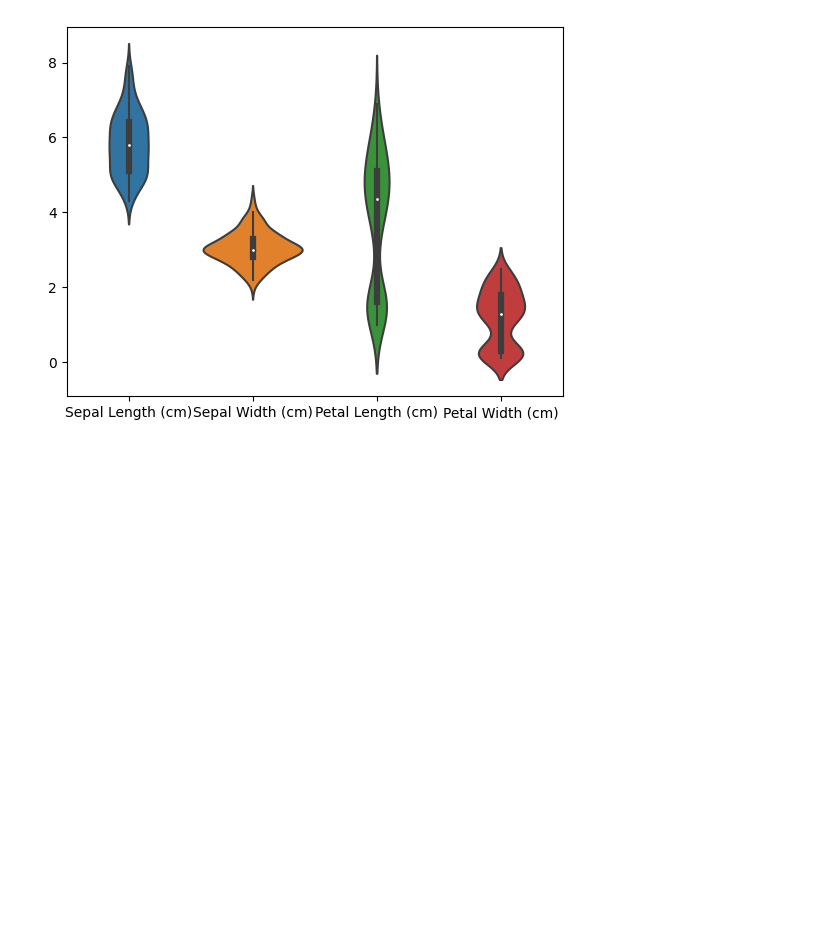
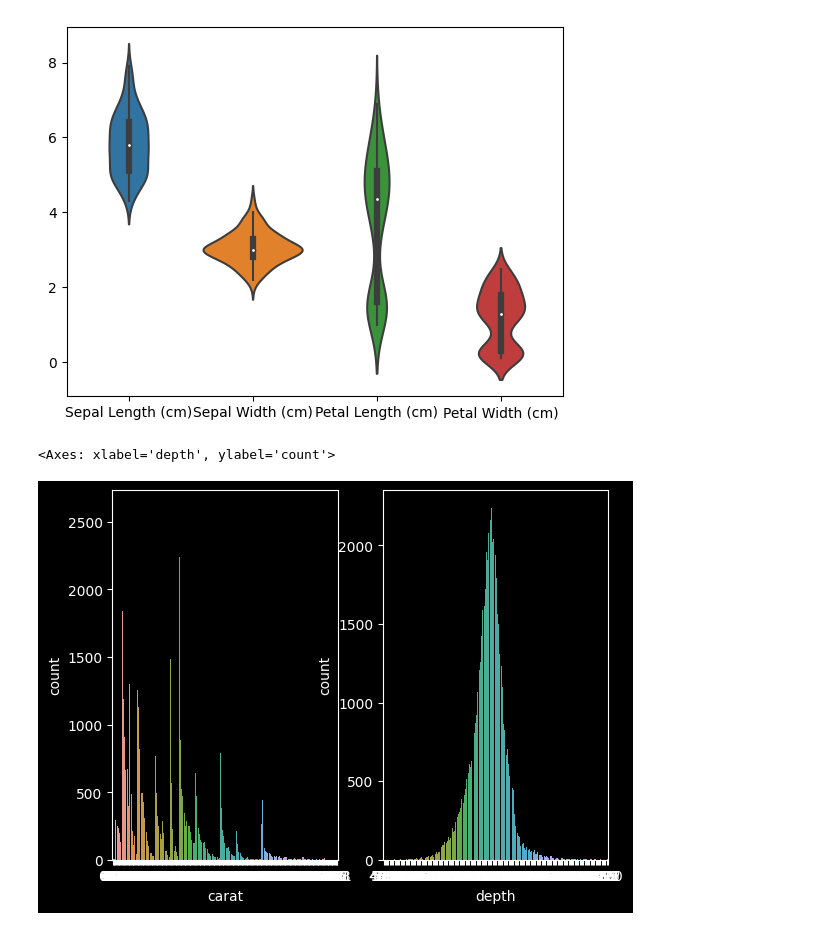
Before and after one commit to Vitalyastiy/cheat-python, a Jupyter notebook: viz/Seaborn_шпаргалка по графикам.ipynb, the cells around one changed output. Saved outputs shown, nothing was run; the diff lists cells and outputs as text; code cells hidden in the pictures; blank space fills up the shorter version.

```diff
--- a/viz/Seaborn_шпаргалка по графикам.ipynb
+++ b/viz/Seaborn_шпаргалка по графикам.ipynb
@@ -160,3 +179,12 @@ sns.violinplot(data=iris.iloc[:,1:5])
 
 sns.scatterplot(x='SepalLengthCm', y='SepalWidthCm', data=iris)
 plt.title("Seaborn Dark Theme")
+# %%
+diamonds_data = sns.load_dataset('diamonds')
+plt.subplot(1, 2, 1)
+sns.countplot(x='carat', data=diamonds_data)
+plt.subplot(1, 2, 2)
+sns.countplot(x='depth', data=diamonds_data)
+# %% [output]
+<Axes: xlabel='depth', ylabel='count'>
+[figure, added]
```
Also changed, not shown: parts of 3 cells of this notebook.
